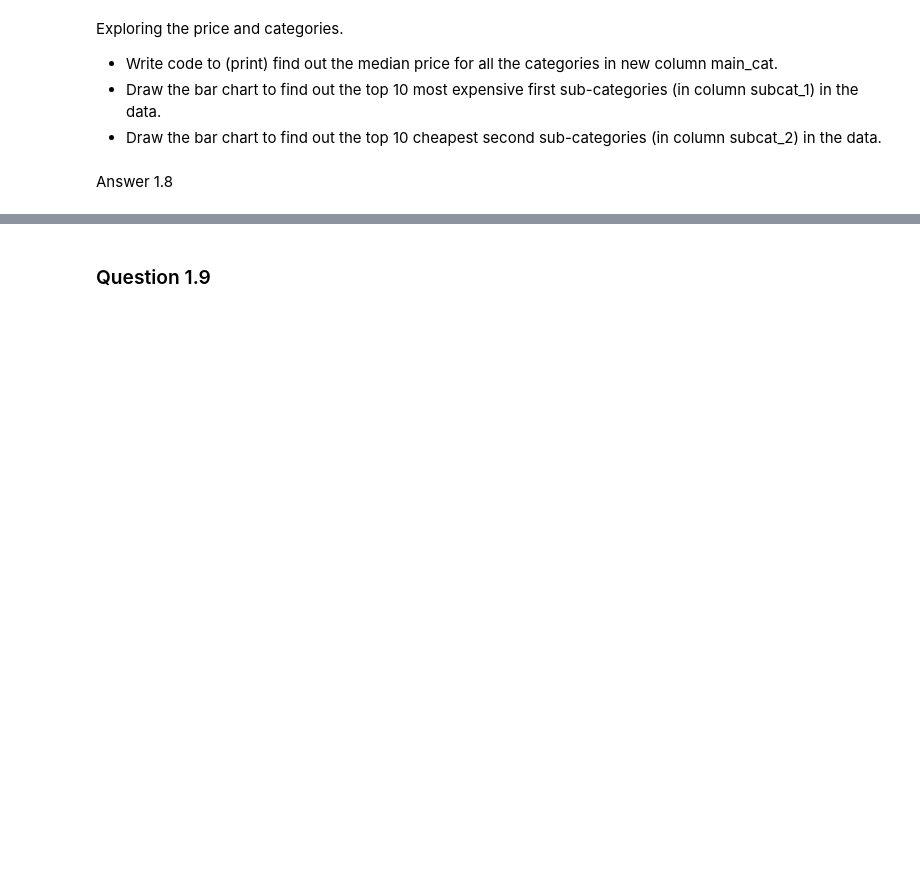
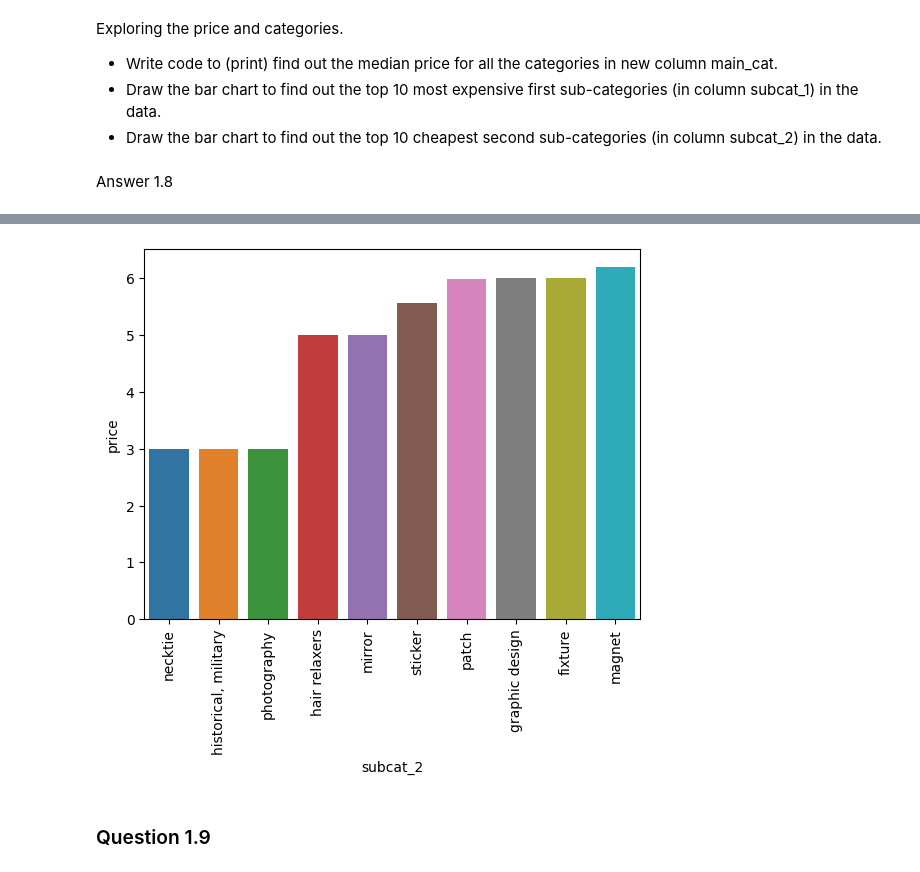
Before and after one commit to art-python/MSDeakin, a Jupyter notebook: SIG742Task2.ipynb, the cells around one changed output, grey strips where cells are left out. Cells and saved outputs as stored; diff of their text form; code cells hidden in the pictures; blank space fills up the shorter version.

```diff
--- a/SIG742Task2.ipynb
+++ b/SIG742Task2.ipynb
@@ -486,3 +635,11 @@ Answer 1.8
+# %%
+#  bar chart for the top 10 cheapest second sub-categories (in column subcat_2)
+sns.barplot(x =df1.groupby('subcat_2')[['price']].mean().reset_index().sort_values('price').head(10)['subcat_2'],
+            y= df1.groupby('subcat_2')[['price']].mean().reset_index().sort_values('price').head(10)['price'])
+plt.xticks(rotation=90)
+plt.show()
+# %% [output]
+[figure, added]
 # %% [markdown]
 ### Question 1.9
 # %% [markdown]
```
Also changed, not shown: parts of 71 cells of this notebook.
